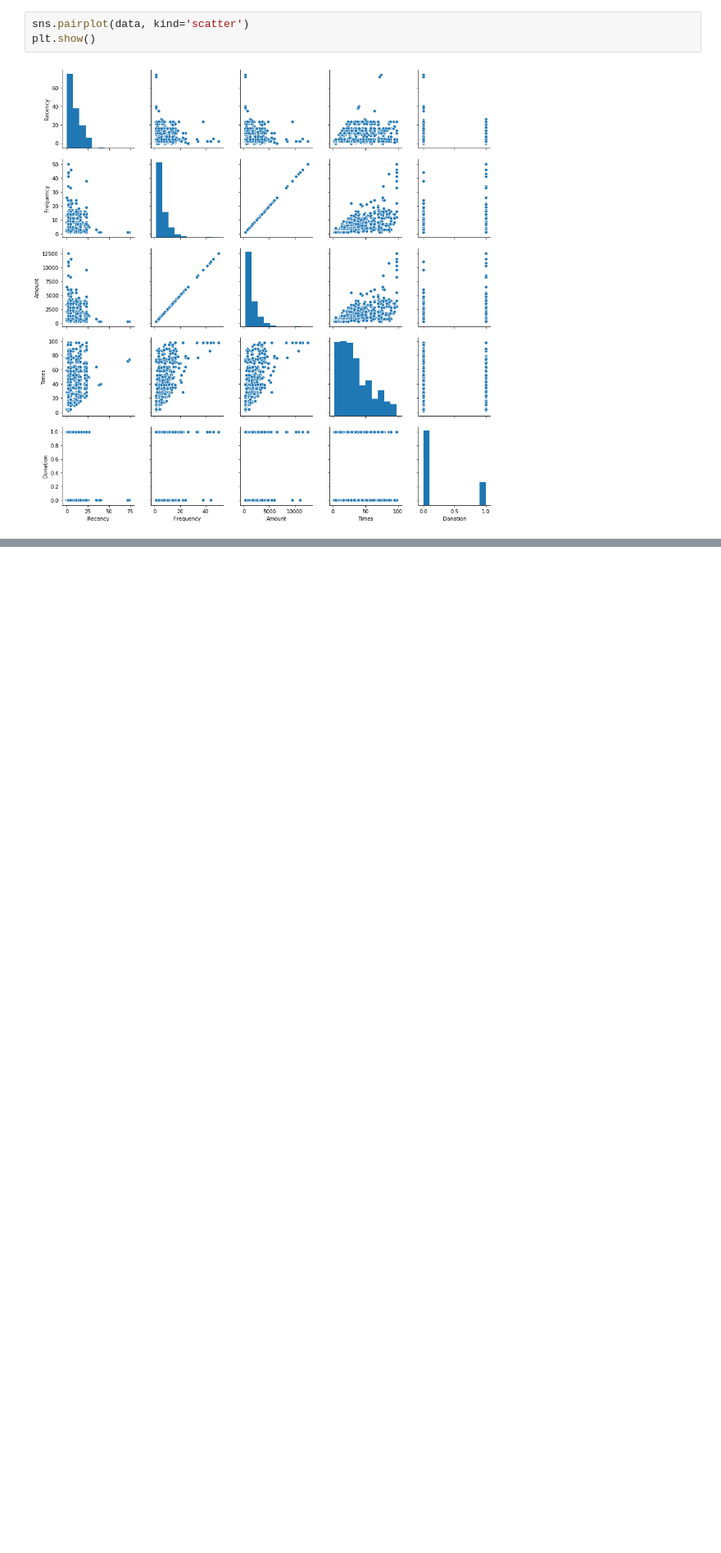
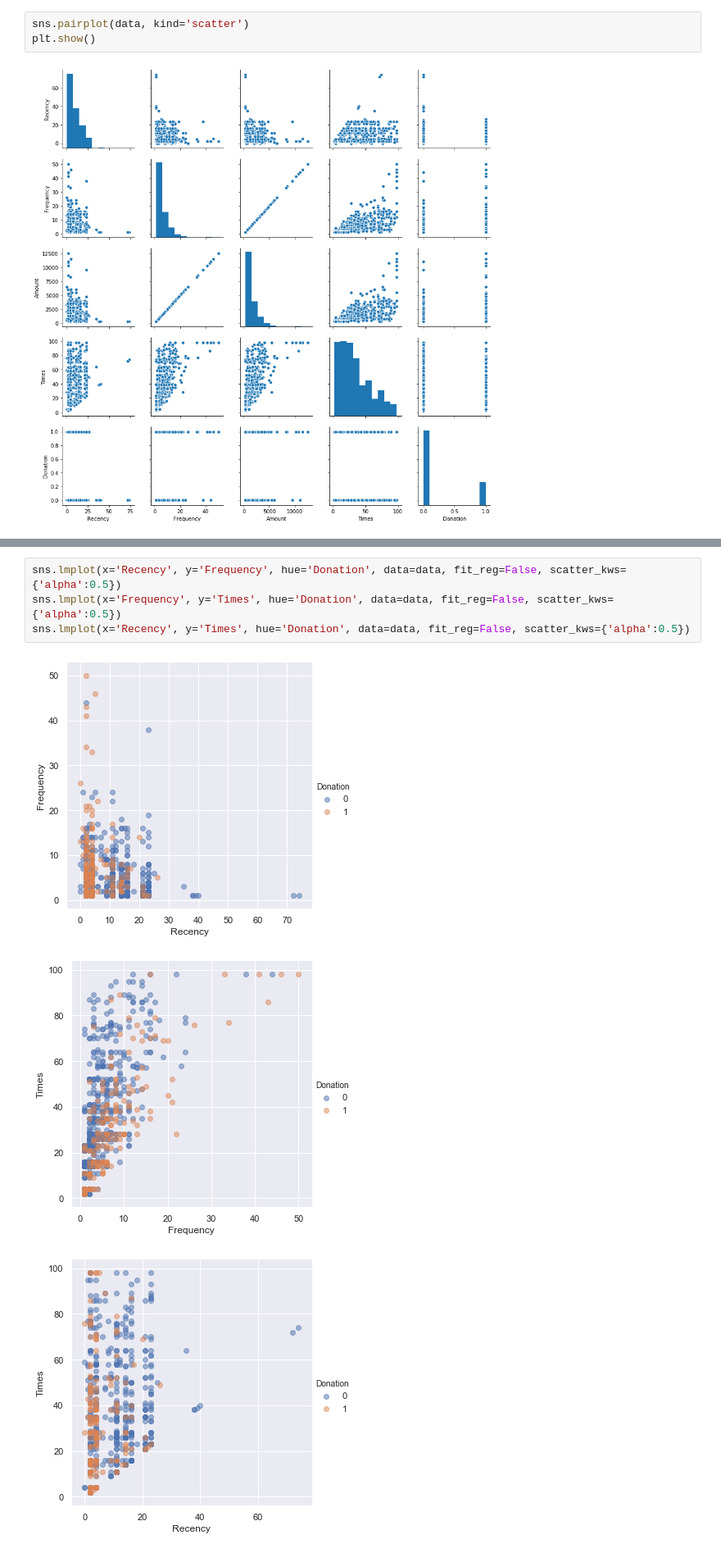
Before and after one commit to Barteus/ml-blood-donations, a Jupyter notebook: data-analysis.ipynb, the cells around one changed output, grey strips where cells are left out. Shown at 82% size. Drawn from its saved outputs; the diff is of its cells as text; blank space fills up the shorter version.

```diff
--- a/data-analysis.ipynb
+++ b/data-analysis.ipynb
@@ -79,0 +77,8 @@ KeyError: <matplotlib.axes._subplots.AxesSubplot object at 0x...>
+# %%
+sns.lmplot(x='Recency', y='Frequency', hue='Donation', data=data, fit_reg=False, scatter_kws={'alpha':0.5})
+sns.lmplot(x='Frequency', y='Times', hue='Donation', data=data, fit_reg=False, scatter_kws={'alpha':0.5})
+sns.lmplot(x='Recency', y='Times', hue='Donation', data=data, fit_reg=False, scatter_kws={'alpha':0.5})
+# %% [output]
+[figure, added]
+[figure, added]
+[figure, added]
```
Also changed, not shown: parts of 9 cells of this notebook, 3 other files.
